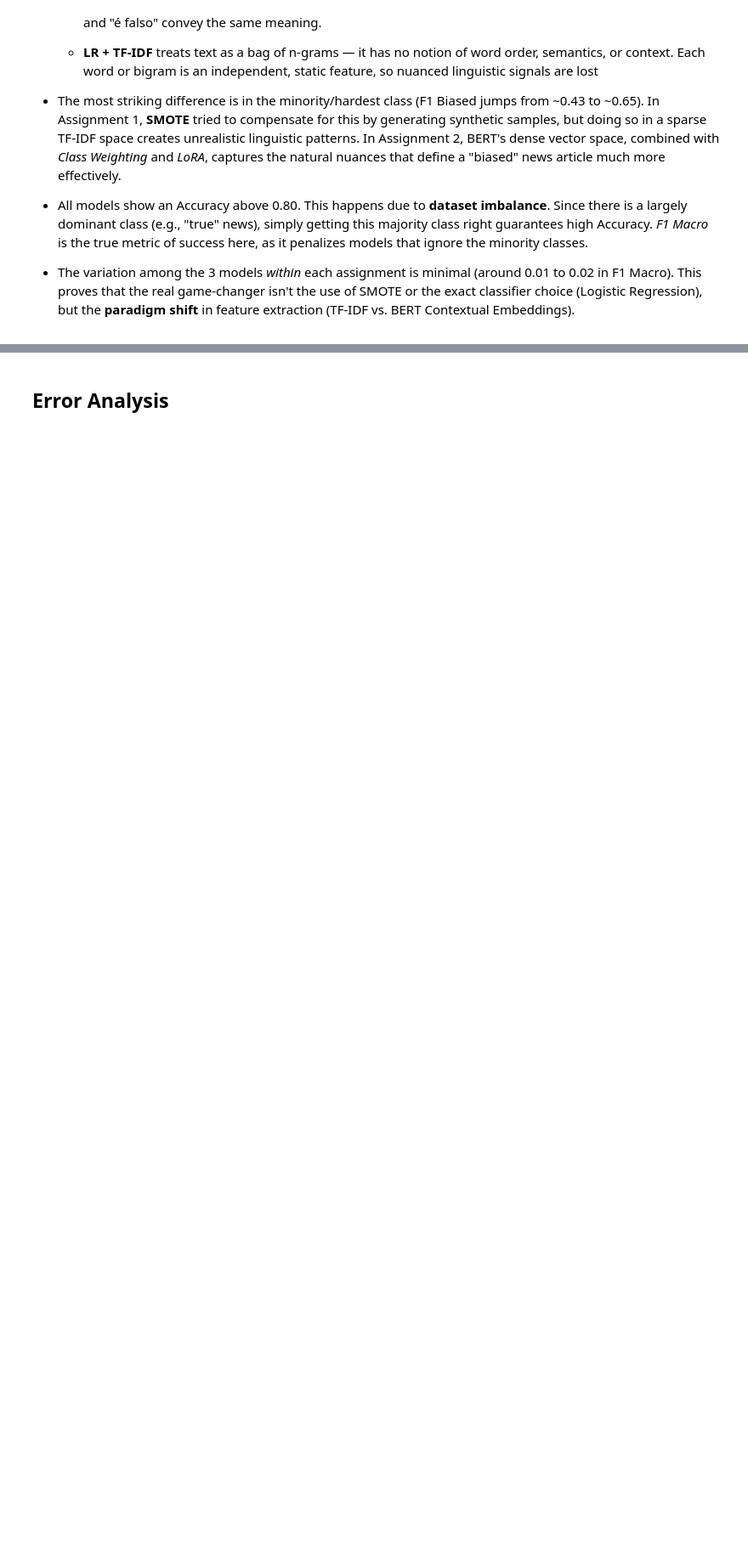
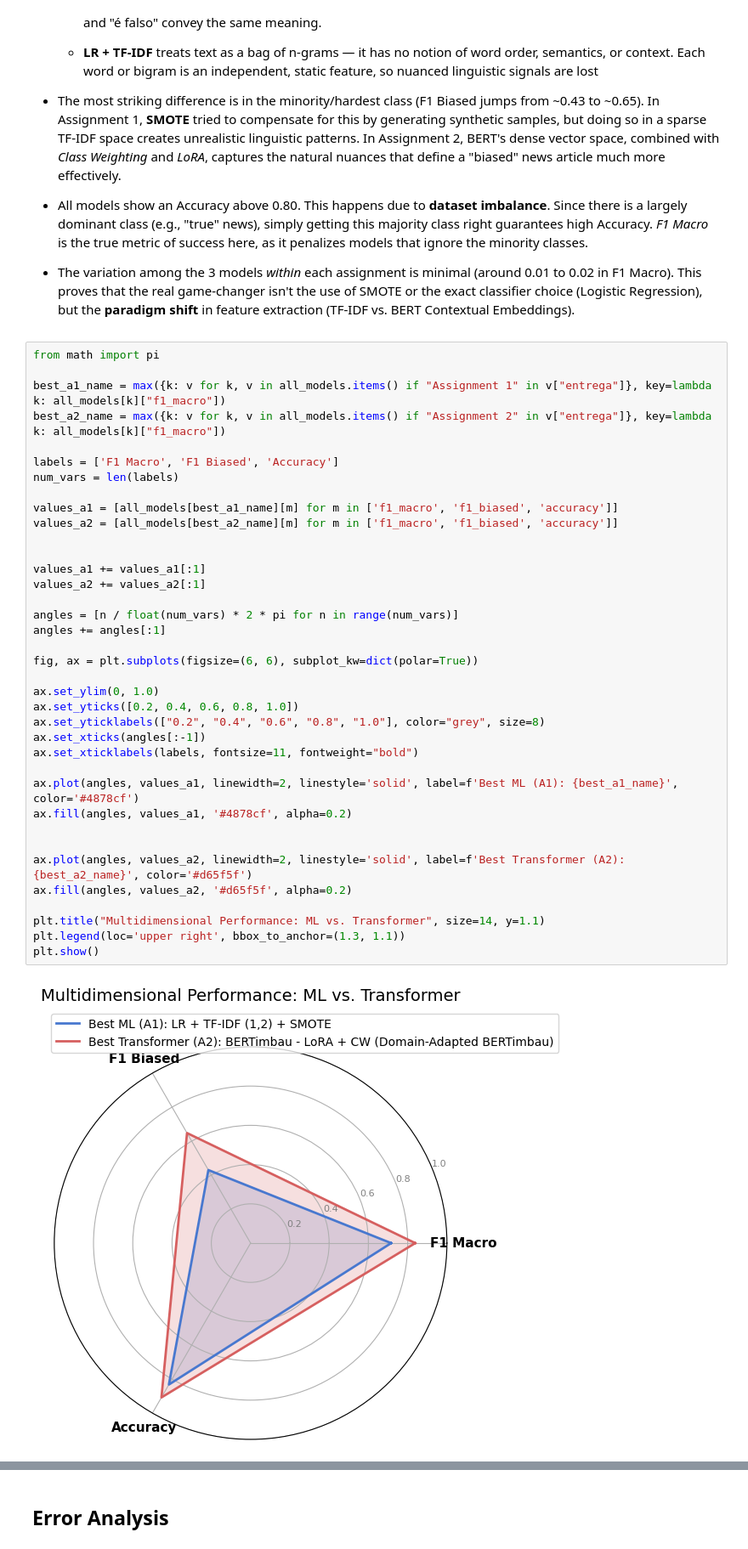
Before and after one commit to tomast100/PLN_Project, a Jupyter notebook: assignment_2.ipynb, the cells around one changed output, grey strips where cells are left out. Shown at 85% size. Saved outputs shown, nothing was run; the diff lists cells and outputs as text; blank space fills up the shorter version.

```diff
--- a/assignment_2.ipynb
+++ b/assignment_2.ipynb
@@ -2189,3 +2250,42 @@ The chart reveals a clear and consistent performance leap between the two assign
 * All models show an Accuracy above 0.80. This happens due to **dataset imbalance**. Since there is a largely dominant class (e.g., "true" news), simply getting this majority class right guarantees high Accuracy. *F1 Macro* is the true metric of success here, as it penalizes models that ignore the minority classes.
 
 * The variation among the 3 models *within* each assignment is minimal (around 0.01 to 0.02 in F1 Macro). This proves that the real game-changer isn't the use of SMOTE or the exact classifier choice (Logistic Regression), but the **paradigm shift** in feature extraction (TF-IDF vs. BERT Contextual Embeddings).
+# %%
+from math import pi
+
+best_a1_name = max({k: v for k, v in all_models.items() if "Assignment 1" in v["entrega"]}, key=lambda k: all_models[k]["f1_macro"])
+best_a2_name = max({k: v for k, v in all_models.items() if "Assignment 2" in v["entrega"]}, key=lambda k: all_models[k]["f1_macro"])
+
+labels = ['F1 Macro', 'F1 Biased', 'Accuracy']
+num_vars = len(labels)
+
+values_a1 = [all_models[best_a1_name][m] for m in ['f1_macro', 'f1_biased', 'accuracy']]
+values_a2 = [all_models[best_a2_name][m] for m in ['f1_macro', 'f1_biased', 'accuracy']]
+
+
+values_a1 += values_a1[:1]
+values_a2 += values_a2[:1]
+
+angles = [n / float(num_vars) * 2 * pi for n in range(num_vars)]
+angles += angles[:1]
+
+fig, ax = plt.subplots(figsize=(6, 6), subplot_kw=dict(polar=True))
+
+ax.set_ylim(0, 1.0)
+ax.set_yticks([0.2, 0.4, 0.6, 0.8, 1.0])
+ax.set_yticklabels(["0.2", "0.4", "0.6", "0.8", "1.0"], color="grey", size=8)
+ax.set_xticks(angles[:-1])
+ax.set_xticklabels(labels, fontsize=11, fontweight="bold")
+
+ax.plot(angles, values_a1, linewidth=2, linestyle='solid', label=f'Best ML (A1): {best_a1_name}', color='#4878cf')
+ax.fill(angles, values_a1, '#4878cf', alpha=0.2)
+
+
+ax.plot(angles, values_a2, linewidth=2, linestyle='solid', label=f'Best Transformer (A2): {best_a2_name}', color='#d65f5f')
+ax.fill(angles, values_a2, '#d65f5f', alpha=0.2)
+
+plt.title("Multidimensional Performance: ML vs. Transformer", size=14, y=1.1)
+plt.legend(loc='upper right', bbox_to_anchor=(1.3, 1.1))
+plt.show()
+# %% [output]
+[figure, added]
```
Also changed, not shown: parts of 21 cells of this notebook.
